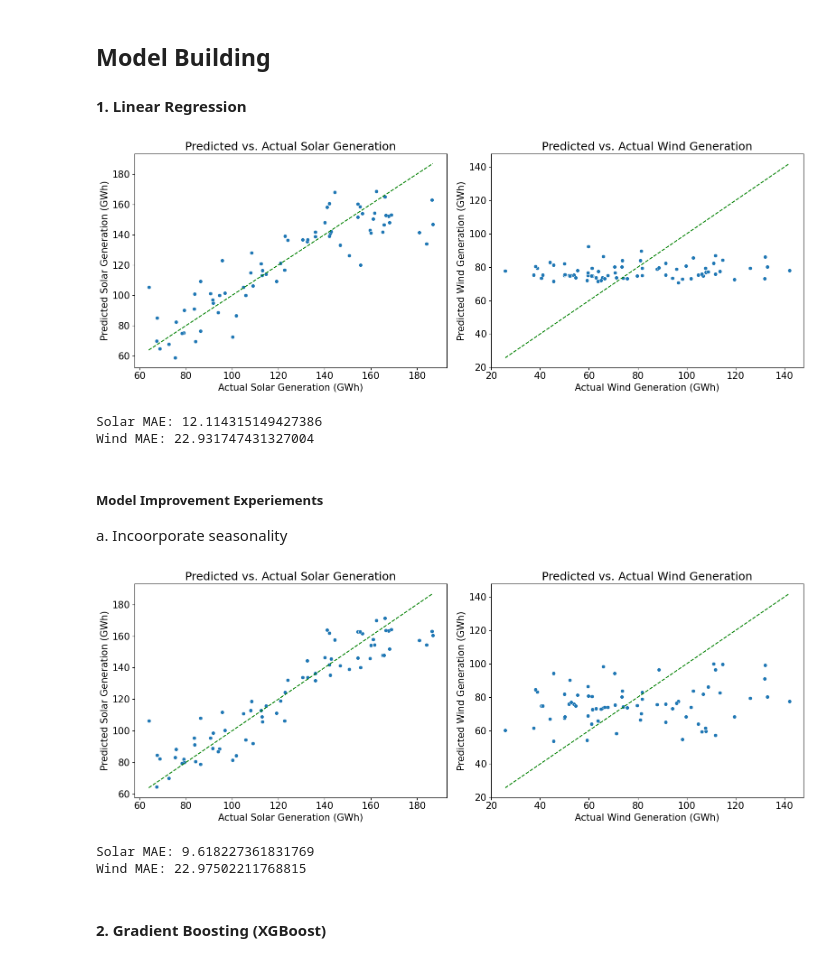
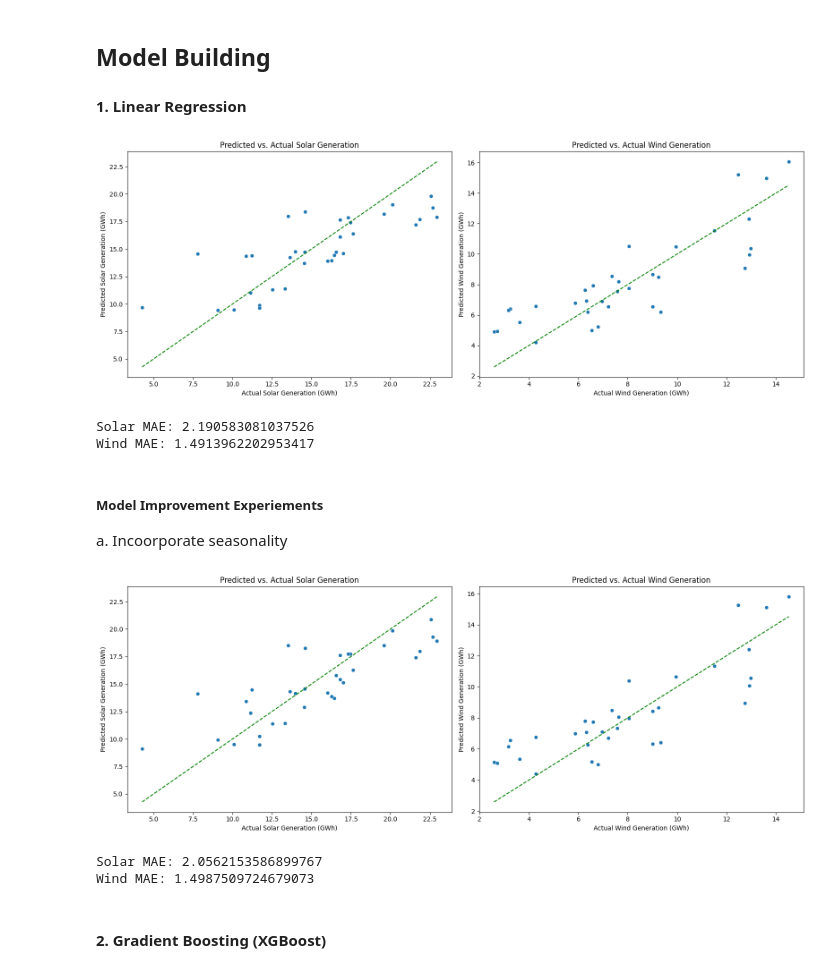
Before and after one commit to Pomtam/Energy-Generation-Forecast, a Jupyter notebook: EnergyGenerationModelling.ipynb, the cells around one changed output. Drawn from its saved outputs; the diff is of its cells as text; code cells hidden in the pictures.

```diff
--- a/EnergyGenerationModelling.ipynb
+++ b/EnergyGenerationModelling.ipynb
@@ -74,9 +141,9 @@ wind_farm_coords = [
 ]
 
 # Parameters for weather data
-parameters = "T2M,ALLSKY_SFC_SW_DWN,WS50M,WS50M_MAX,WS10M_MAX"       # Temperature, Solar Radiation, Wind Speed at 50m and its maximum
+parameters = "T2M,ALLSKY_SFC_SW_DWN,WS50M,WS50M_MAX,WS10M_MAX,CLOUD_AMT,QV2M"       # Temperature, Solar Radiation, Wind Speed at 50m and its maximum, cloud cover and humidity
 start_date = "20240213"
-end_date = "20250213"
+end_date = "20250212"
 
 # Store results
 all_data = []
@@ -191,7 +258,9 @@ WeatherData_avg = WeatherData_df.groupby('DOY')[['T2M', 'ALLSKY_SFC_SW_DWN', 'WS
 EnergyGeneration_clean_df = EnergyGeneration_clean_df.sort_values(by='DOY')
 
 X = WeatherData_avg[['T2M', 'ALLSKY_SFC_SW_DWN']]
-y = EnergyGeneration_clean_df['Solar (Utility) -  GWh'] + EnergyGeneration_clean_df['Solar (Rooftop) -  GWh']
+# y = EnergyGeneration_clean_df['Solar (Utility) - GWh'] + EnergyGeneration_clean_df['Solar (Rooftop) - GWh']
+y = EnergyGeneration_clean_df['Solar (Utility) - GWh']
+
 
 # Data split, train model, predict
 X_train, X_test, y_train, y_test_solar = train_test_split(X, y, test_size=0.2, random_state=42)
@@ -210,41 +279,41 @@ y_pred_solar = model.predict(X_test)
 WeatherData_wind = WeatherData_df[WeatherData_df['isWindFarm'] == True] # Just select data for wind farms
 WeatherData_avg_wind = WeatherData_wind.groupby('DOY')[['WS10M_MAX']].mean().reset_index() # Group by DOY and take the average for wind speed
 X = WeatherData_avg_wind[['WS10M_MAX']]  ** 3 # Wind generation is proportional to the cube of wind speed
-y = EnergyGeneration_clean_df['Wind -  GWh']
+y = EnergyGeneration_clean_df['Wind - GWh']
 
 # Data split, train model, predict
 X_train, X_test, y_train, y_test_wind = train_test_split(X, y, test_size=0.2, random_state=42)
 
 model = LinearRegression()
 model.fit(X_train, y_train)
 y_pred_wind = model.predict(X_test)
 
 # Plot
 fig, axes = plt.subplots(1, 2, figsize=(16, 6))
 
 # Solar plot
 sns.scatterplot(x=y_test_solar, y=y_pred_solar, ax=axes[0])
 axes[0].plot([y_test_solar.min(), y_test_solar.max()], [y_test_solar.min(), y_test_solar.max()], 'g--')  # Ideal 1:1 line
 axes[0].set_xlabel("Actual Solar Generation (GWh)")
 axes[0].set_ylabel("Predicted Solar Generation (GWh)")
 axes[0].set_title("Predicted vs. Actual Solar Generation")
 
 # Wind plot
 sns.scatterplot(x=y_test_wind, y=y_pred_wind, ax=axes[1])
 axes[1].plot([y_test_wind.min(), y_test_wind.max()], [y_test_wind.min(), y_test_wind.max()], 'g--')  # Ideal 1:1 line
 axes[1].set_xlabel("Actual Wind Generation (GWh)")
 axes[1].set_ylabel("Predicted Wind Generation (GWh)")
 axes[1].set_title("Predicted vs. Actual Wind Generation")
 
 plt.tight_layout()
 plt.show()
 
 print("Solar MAE:", mean_absolute_error(y_test_solar, y_pred_solar))
 print("Wind MAE:", mean_absolute_error(y_test_wind, y_pred_wind))
 # %% [output]
-[figure, old version]
+[figure, new version]
-Solar MAE: 12.114315149427386
-Wind MAE: 22.931747431327004
+Solar MAE: 2.190583081037526
+Wind MAE: 1.4913962202953417
 # %% [markdown]
 ##### Model Improvement Experiements
 a. Incoorporate seasonality
@@ -267,7 +336,8 @@ WeatherData_avg['DOY_sin'] = np.sin(2 * np.pi * WeatherData_avg['DOY'] / 365) #
 WeatherData_avg['DOY_cos'] = np.cos(2 * np.pi * WeatherData_avg['DOY'] / 365)
 
 X = WeatherData_avg[['T2M', 'ALLSKY_SFC_SW_DWN' , 'DOY_sin', 'DOY_cos']]
-y = EnergyGeneration_clean_df['Solar (Utility) -  GWh'] + EnergyGeneration_clean_df['Solar (Rooftop) -  GWh']
+# y = EnergyGeneration_clean_df['Solar (Utility) -  GWh'] + EnergyGeneration_clean_df['Solar (Rooftop) -  GWh']
+y = EnergyGeneration_clean_df['Solar (Utility) - GWh']
 
 # Data split, train model, predict
 X_train, X_test, y_train, y_test_solar = train_test_split(X, y, test_size=0.2, random_state=42)
@@ -291,7 +361,7 @@ WeatherData_avg_wind['DOY_cos'] = np.cos(2 * np.pi * WeatherData_avg_wind['DOY']
 
 # Select the features for the model, including DOY components and wind speed
 X = WeatherData_avg_wind[['WS10M_MAX', 'DOY_sin', 'DOY_cos']] ** 3  # Wind generation is proportional to the cube of wind speed
-y = EnergyGeneration_clean_df['Wind -  GWh']
+y = EnergyGeneration_clean_df['Wind - GWh']
 
 # Data split, train model, predict
 X_train, X_test, y_train, y_test_wind = train_test_split(X, y, test_size=0.2, random_state=42)
@@ -323,9 +393,9 @@ plt.show()
 print("Solar MAE:", mean_absolute_error(y_test_solar, y_pred_solar))
 print("Wind MAE:", mean_absolute_error(y_test_wind, y_pred_wind))
 # %% [output]
-[figure, old version]
+[figure, new version]
-Solar MAE: 9.618227361831769
-Wind MAE: 22.97502211768815
+Solar MAE: 2.0562153586899767
+Wind MAE: 1.4987509724679073
 # %% [markdown]
 #### 2. Gradient Boosting (XGBoost)
 # %%
```
Also changed, not shown: parts of 18 cells of this notebook, 3 other files.
